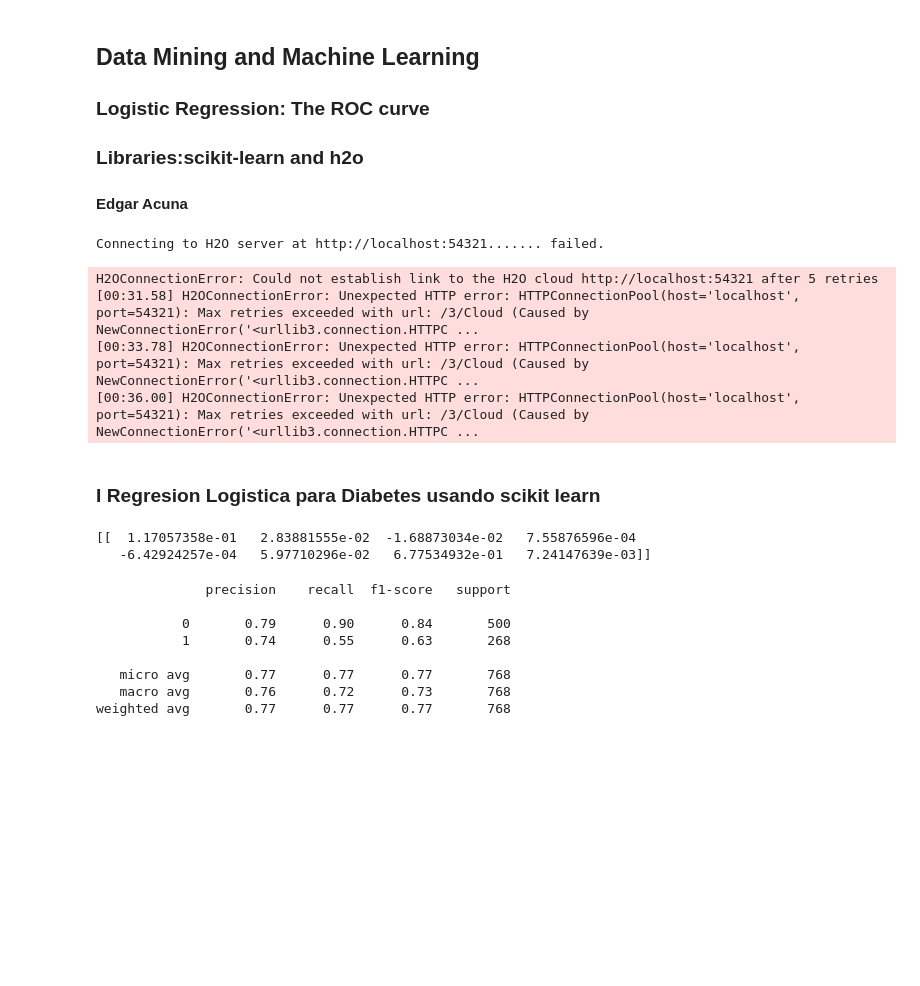
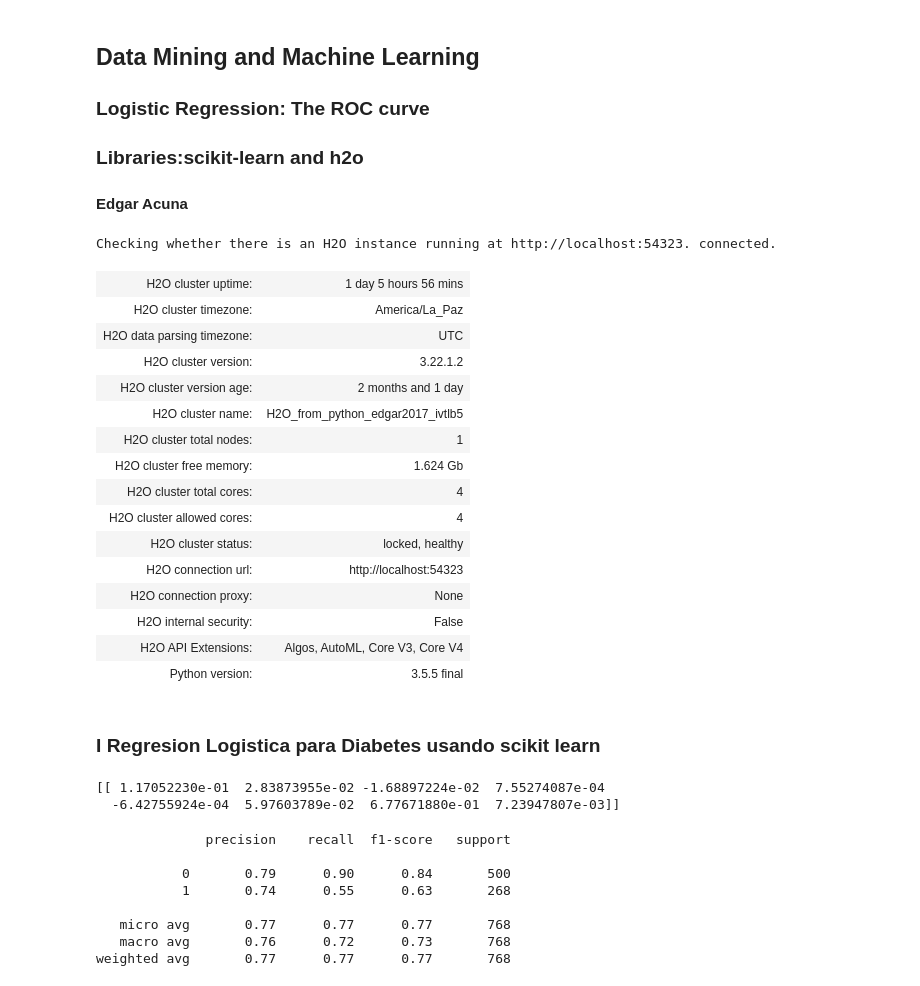
Before and after one commit to eacunafer/DataMining-Machine-Learning-Py3, a Jupyter notebook: Notebooks/logis2e.ipynb, the cells around one changed output. Cells and saved outputs as stored; diff of their text form; code cells hidden in the pictures; blank space fills up the shorter version.

```diff
--- a/Notebooks/logis2e.ipynb
+++ b/Notebooks/logis2e.ipynb
@@ -6,27 +6,40 @@
 # %%
 import numpy as np
 import pandas as pd
 from sklearn.linear_model import LogisticRegression
 from sklearn.model_selection import train_test_split
 from sklearn.preprocessing import StandardScaler
 from sklearn.preprocessing import LabelEncoder
 from sklearn.preprocessing import OneHotEncoder
 from sklearn.metrics import roc_auc_score
 from sklearn.tree import DecisionTreeClassifier
 from sklearn.metrics import classification_report
 from sklearn.metrics import roc_curve, auc
 import matplotlib.pyplot as plt
 import h2o
 from h2o.estimators.glm  import H2OGeneralizedLinearEstimator
 
-h2o.connect()
-h2o.no_progress()
+#h2o.connect()
+#h2o.no_progress()
+h2o.init(ip="localhost", port=54323)
 # %% [output]
-Connecting to H2O server at http://localhost:54321....... failed.
+Checking whether there is an H2O instance running at http://localhost:54323. connected.
-H2OConnectionError: Could not establish link to the H2O cloud http://localhost:54321 after 5 retries
-[00:31.58] H2OConnectionError: Unexpected HTTP error: HTTPConnectionPool(host='localhost', port=54321): Max retries exceeded with url: /3/Cloud (Caused by NewConnectionError('<urllib3.connection.HTTPC ...
-[00:33.78] H2OConnectionError: Unexpected HTTP error: HTTPConnectionPool(host='localhost', port=54321): Max retries exceeded with url: /3/Cloud (Caused by NewConnectionError('<urllib3.connection.HTTPC ...
-[00:36.00] H2OConnectionError: Unexpected HTTP error: HTTPConnectionPool(host='localhost', port=54321): Max retries exceeded with url: /3/Cloud (Caused by NewConnectionError('<urllib3.connection.HTTPC ...
+| H2O cluster uptime: | 1 day 5 hours 56 mins |
+| H2O cluster timezone: | America/La_Paz |
+| H2O data parsing timezone: | UTC |
+| H2O cluster version: | 3.22.1.2 |
+| H2O cluster version age: | 2 months and 1 day |
+| H2O cluster name: | H2O_from_python_edgar2017_ivtlb5 |
+| H2O cluster total nodes: | 1 |
+| H2O cluster free memory: | 1.624 Gb |
+| H2O cluster total cores: | 4 |
+| H2O cluster allowed cores: | 4 |
+| H2O cluster status: | locked, healthy |
+| H2O connection url: | http://localhost:54323 |
+| H2O connection proxy: | None |
+| H2O internal security: | False |
+| H2O API Extensions: | Algos, AutoML, Core V3, Core V4 |
+| Python version: | 3.5.5 final |
 # %% [markdown]
 ### I Regresion Logistica para Diabetes usando scikit learn
 # %%
@@ -39,10 +52,10 @@ X=data.iloc[:,0:8]
 #Haciendo la regresion logistica ya calculando su precision
 model = LogisticRegression()
 model = model.fit(X, y)
-print model.coef_
+print(model.coef_)
 # %% [output]
-[[  1.17057358e-01   2.83881555e-02  -1.68873034e-02   7.55876596e-04
-   -6.42924257e-04   5.97710296e-02   6.77534932e-01   7.24147639e-03]]
+[[ 1.17052230e-01  2.83873955e-02 -1.68897224e-02  7.55274087e-04
+  -6.42755924e-04  5.97603789e-02  6.77671880e-01  7.23947807e-03]]
 # %%
 # Tasa de precision
 model.score(X, y)
```
Also changed, not shown: parts of 1 cell of this notebook, 1 other file.
